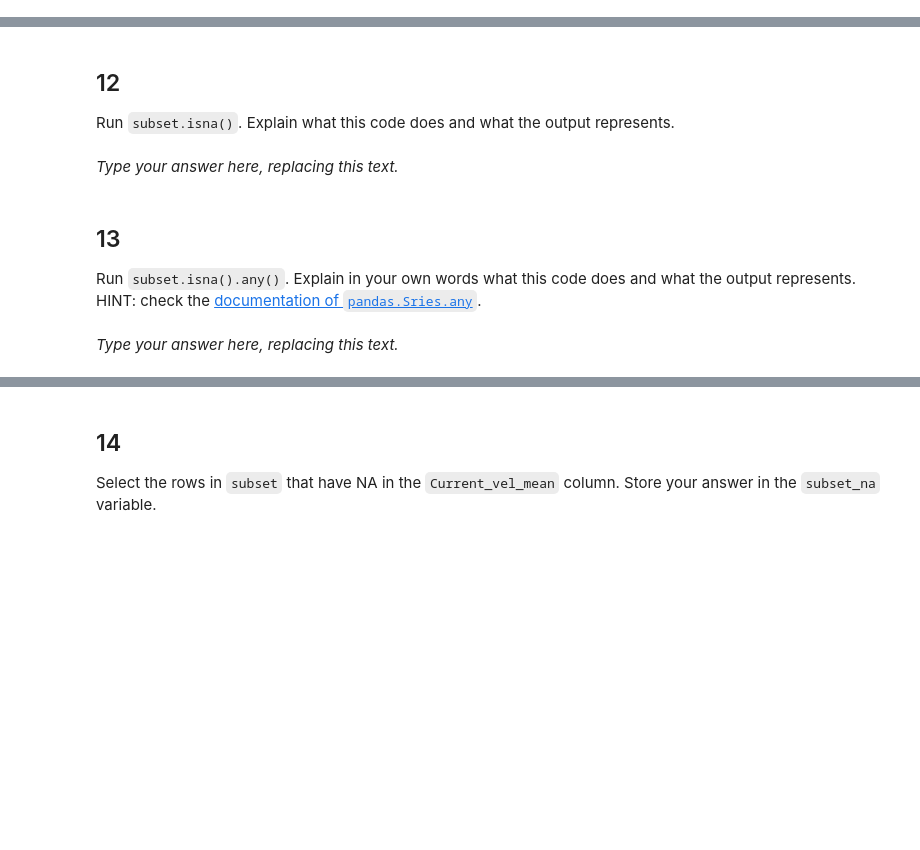
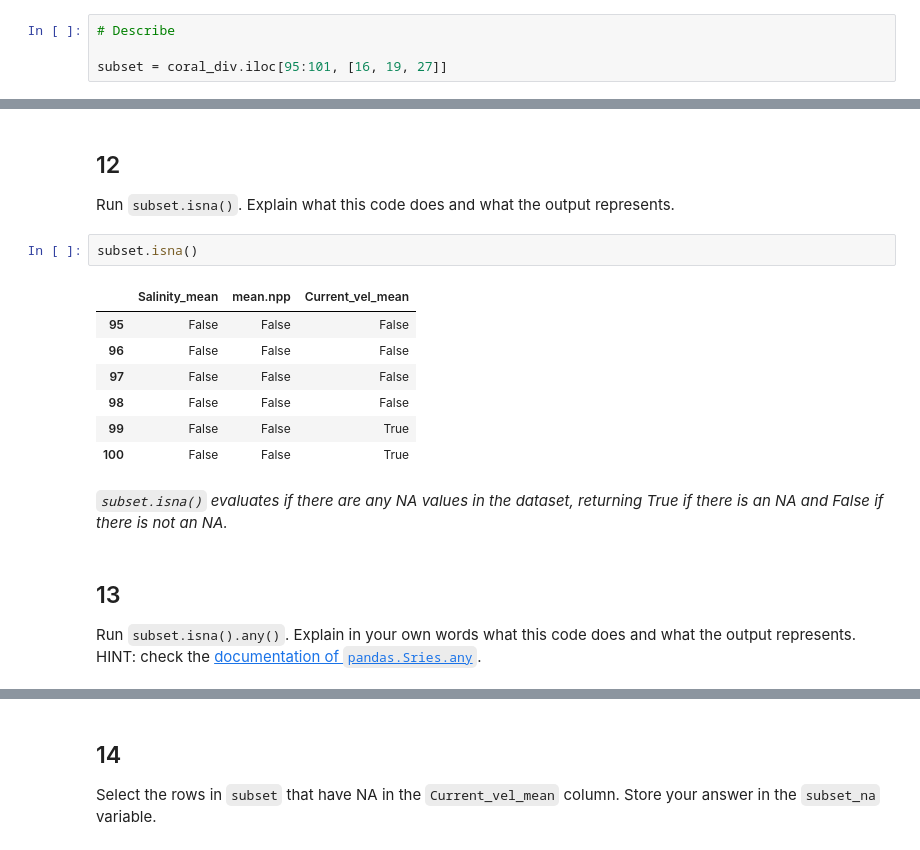
Before and after one commit to evajnewby/eds220-hwk1, a Jupyter notebook: hwk1-task2-corals-Newby.ipynb, the cells around one changed output, grey strips where cells are left out. Drawn from its saved outputs; the diff is of its cells as text; blank space fills up the shorter version.

```diff
--- a/hwk1-task2-corals-Newby.ipynb
+++ b/hwk1-task2-corals-Newby.ipynb
@@ -200,3 +317,7 @@ subset = ...
+# %%
+# Describe
+
+subset = coral_div.iloc[95:101, [16, 19, 27]]
 # %%
 # View the dataframe
 subset
@@ -206,8 +335,18 @@ subset
 ## 12
 
 Run `subset.isna()`. Explain what this code does and what the output represents.
-# %% [markdown]
-_Type your answer here, replacing this text._
+# %%
+subset.isna()
+# %% [output]
+|  | Salinity_mean | mean.npp | Current_vel_mean |
+| 95 | False | False | False |
+| 96 | False | False | False |
+| 97 | False | False | False |
+| 98 | False | False | False |
+| 99 | False | False | True |
+| 100 | False | False | True |
+# %% [markdown]
+_`subset.isna()` evaluates if there are any NA values in the dataset, returning True if there is an NA and False if there is not an NA._
 # %% [markdown]
 <!-- END QUESTION -->
 
@@ -215,5 +354,3 @@ _Type your answer here, replacing this text._
 
 ## 13
 Run `subset.isna().any()`. Explain in your own words what this code does and what the output represents. HINT: check the [documentation of `pandas.Sries.any`](https://pandas.pydata.org/docs/reference/api/pandas.Series.any.html).
-# %% [markdown]
-_Type your answer here, replacing this text._
```
Also changed, not shown: parts of 37 cells of this notebook.
